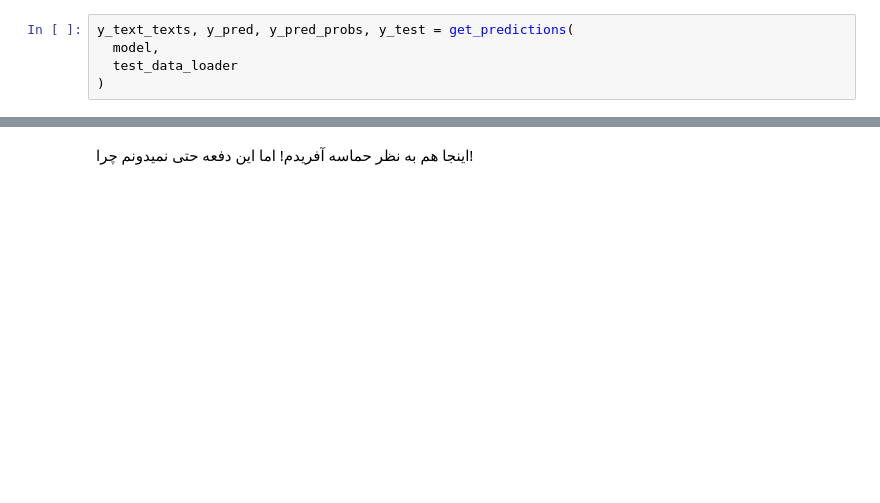
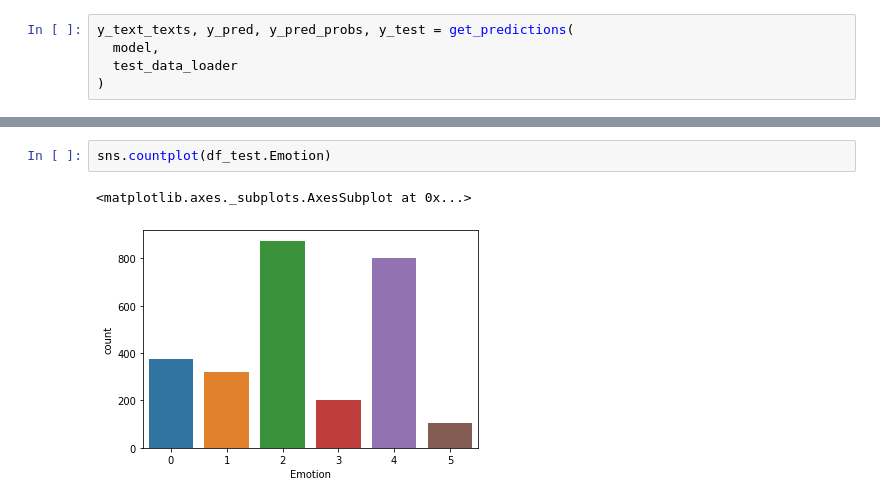
Before and after one commit to FtmhBkhsh/EmotionClassification, a Jupyter notebook: XLNETCode.ipynb, the cells around one changed output, grey strips where cells are left out. Drawn from its saved outputs; the diff is of its cells as text; blank space fills up the shorter version.

```diff
--- a/XLNETCode.ipynb
+++ b/XLNETCode.ipynb
@@ -379,4 +416,5 @@ show_confusion_matrix(df_cm)
-# %% [markdown]
-<div dir="rtl">
-اینجا هم به نظر حماسه آفریدم! اما این دفعه حتی نمیدونم چرا!
-</div>
+# %%
+sns.countplot(df_test.Emotion)
+# %% [output]
+<matplotlib.axes._subplots.AxesSubplot at 0x...>
+[figure, added]
```
Also changed, not shown: parts of 17 cells of this notebook.
